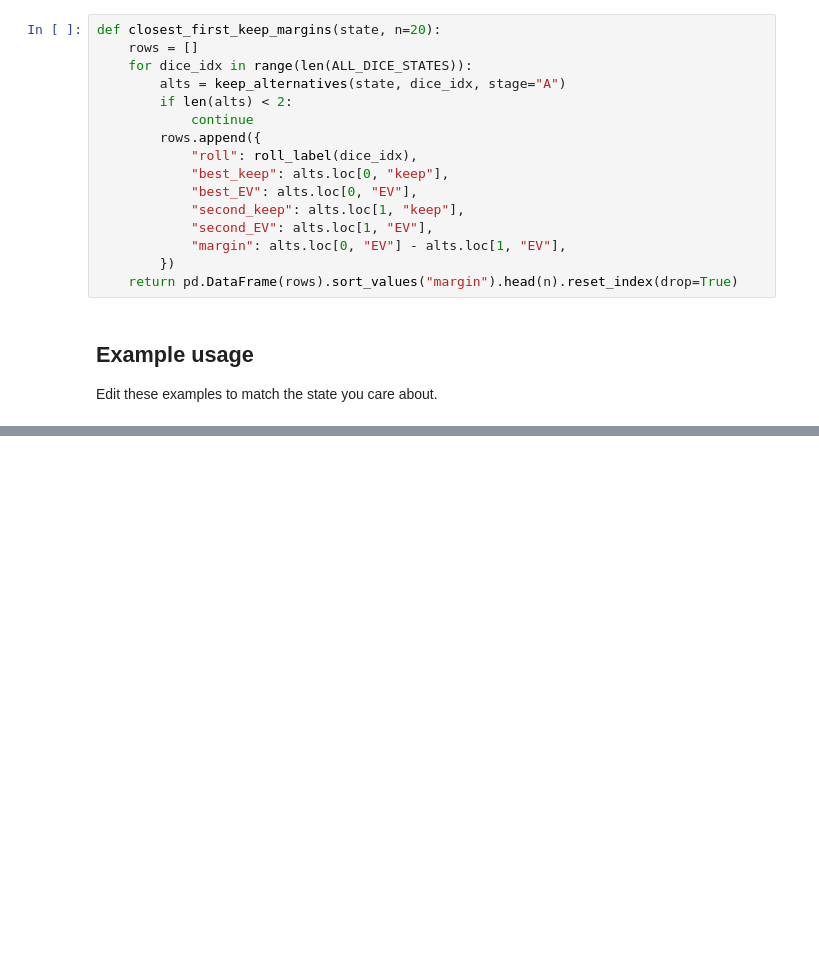
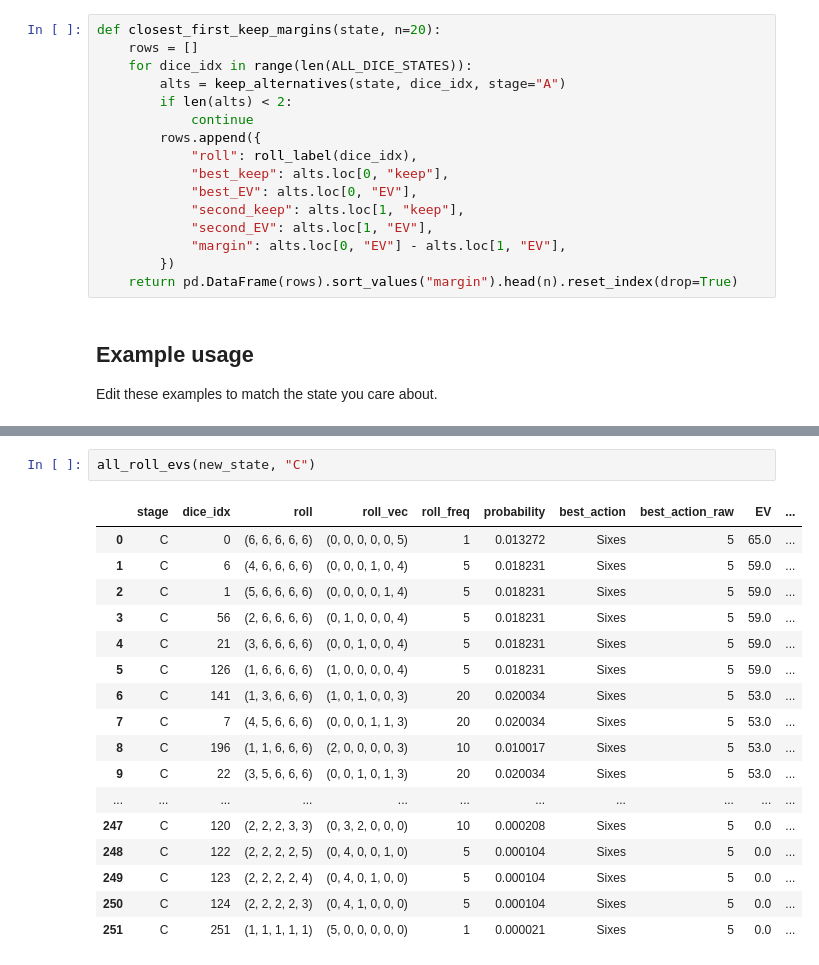
Before and after one commit to Ballpark-Figures/yahtzee, a Jupyter notebook: math/notebooks/state_explorer.ipynb, the cells around one changed output, grey strips where cells are left out. Drawn from its saved outputs; the diff is of its cells as text; blank space fills up the shorter version.

```diff
--- a/math/notebooks/state_explorer.ipynb
+++ b/math/notebooks/state_explorer.ipynb
@@ -941,0 +1167,20 @@ box_distribution_table(start_state, "FullHouse", when="after", min_prob=1e-6)
+# %%
+all_roll_evs(new_state, "C")
+# %% [output]
+|  | stage | dice_idx | roll | roll_vec | roll_freq | probability | best_action | best_action_raw | EV | ... |
+| 0 | C | 0 | (6, 6, 6, 6, 6) | (0, 0, 0, 0, 0, 5) | 1 | 0.013272 | Sixes | 5 | 65.0 | ... |
+| 1 | C | 6 | (4, 6, 6, 6, 6) | (0, 0, 0, 1, 0, 4) | 5 | 0.018231 | Sixes | 5 | 59.0 | ... |
+| 2 | C | 1 | (5, 6, 6, 6, 6) | (0, 0, 0, 0, 1, 4) | 5 | 0.018231 | Sixes | 5 | 59.0 | ... |
+| 3 | C | 56 | (2, 6, 6, 6, 6) | (0, 1, 0, 0, 0, 4) | 5 | 0.018231 | Sixes | 5 | 59.0 | ... |
+| 4 | C | 21 | (3, 6, 6, 6, 6) | (0, 0, 1, 0, 0, 4) | 5 | 0.018231 | Sixes | 5 | 59.0 | ... |
+| 5 | C | 126 | (1, 6, 6, 6, 6) | (1, 0, 0, 0, 0, 4) | 5 | 0.018231 | Sixes | 5 | 59.0 | ... |
+| 6 | C | 141 | (1, 3, 6, 6, 6) | (1, 0, 1, 0, 0, 3) | 20 | 0.020034 | Sixes | 5 | 53.0 | ... |
+| 7 | C | 7 | (4, 5, 6, 6, 6) | (0, 0, 0, 1, 1, 3) | 20 | 0.020034 | Sixes | 5 | 53.0 | ... |
+| 8 | C | 196 | (1, 1, 6, 6, 6) | (2, 0, 0, 0, 0, 3) | 10 | 0.010017 | Sixes | 5 | 53.0 | ... |
+| 9 | C | 22 | (3, 5, 6, 6, 6) | (0, 0, 1, 0, 1, 3) | 20 | 0.020034 | Sixes | 5 | 53.0 | ... |
+| ... | ... | ... | ... | ... | ... | ... | ... | ... | ... | ... |
+| 247 | C | 120 | (2, 2, 2, 3, 3) | (0, 3, 2, 0, 0, 0) | 10 | 0.000208 | Sixes | 5 | 0.0 | ... |
+| 248 | C | 122 | (2, 2, 2, 2, 5) | (0, 4, 0, 0, 1, 0) | 5 | 0.000104 | Sixes | 5 | 0.0 | ... |
+| 249 | C | 123 | (2, 2, 2, 2, 4) | (0, 4, 0, 1, 0, 0) | 5 | 0.000104 | Sixes | 5 | 0.0 | ... |
+| 250 | C | 124 | (2, 2, 2, 2, 3) | (0, 4, 1, 0, 0, 0) | 5 | 0.000104 | Sixes | 5 | 0.0 | ... |
+| 251 | C | 251 | (1, 1, 1, 1, 1) | (5, 0, 0, 0, 0, 0) | 1 | 0.000021 | Sixes | 5 | 0.0 | ... |
```
Also changed, not shown: parts of 28 cells of this notebook.
